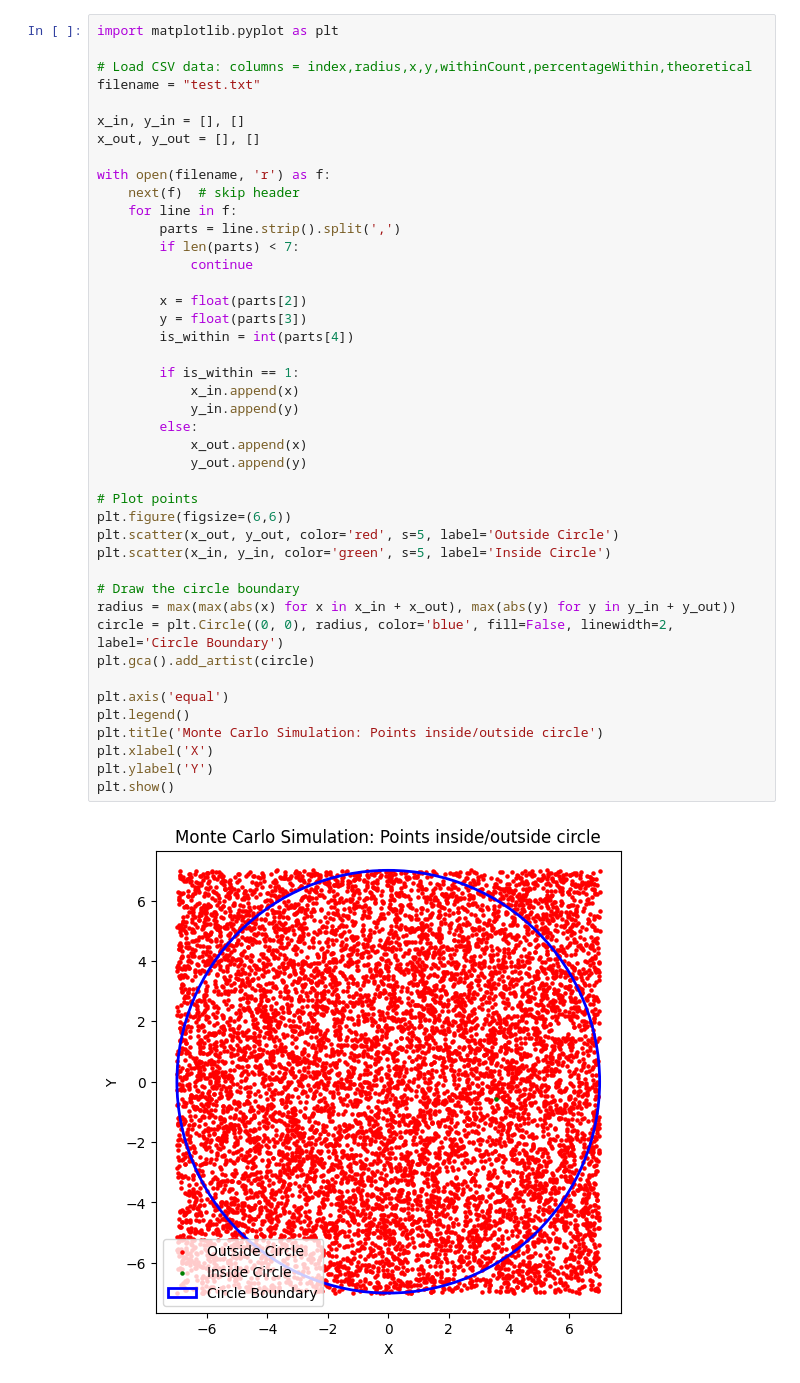
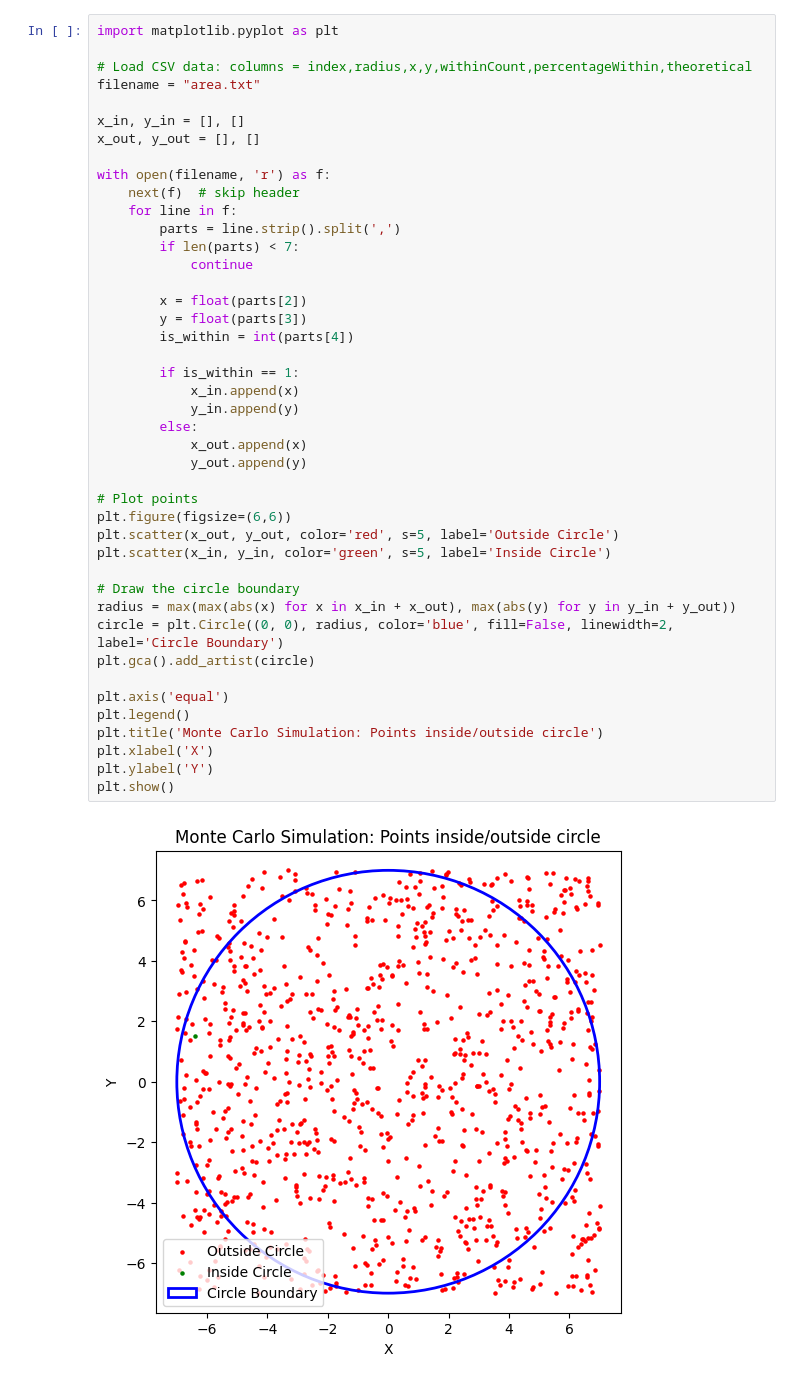
Before and after one commit to SorataBaka/kosen-5, a Jupyter notebook: random-simulation/plot.ipynb, the cells around one changed output. Cells and saved outputs as stored; diff of their text form.

```diff
--- a/random-simulation/plot.ipynb
+++ b/random-simulation/plot.ipynb
@@ -68,7 +68,7 @@ plt.show()
 import matplotlib.pyplot as plt
 
 # Load CSV data: columns = index,radius,x,y,withinCount,percentageWithin,theoretical
-filename = "test.txt"
+filename = "area.txt"
 
 x_in, y_in = [], []
 x_out, y_out = [], []
@@ -81,31 +81,31 @@ with open(filename, 'r') as f:
             continue
 
         x = float(parts[2])
         y = float(parts[3])
         is_within = int(parts[4])
 
         if is_within == 1:
             x_in.append(x)
             y_in.append(y)
         else:
             x_out.append(x)
             y_out.append(y)
 
 # Plot points
 plt.figure(figsize=(6,6))
 plt.scatter(x_out, y_out, color='red', s=5, label='Outside Circle')
 plt.scatter(x_in, y_in, color='green', s=5, label='Inside Circle')
 
 # Draw the circle boundary
 radius = max(max(abs(x) for x in x_in + x_out), max(abs(y) for y in y_in + y_out))
 circle = plt.Circle((0, 0), radius, color='blue', fill=False, linewidth=2, label='Circle Boundary')
 plt.gca().add_artist(circle)
 
 plt.axis('equal')
 plt.legend()
 plt.title('Monte Carlo Simulation: Points inside/outside circle')
 plt.xlabel('X')
 plt.ylabel('Y')
 plt.show()
 # %% [output]
-[figure, old version]
+[figure, new version]
```
Also changed, not shown: parts of 3 cells of this notebook, 8 other files.
